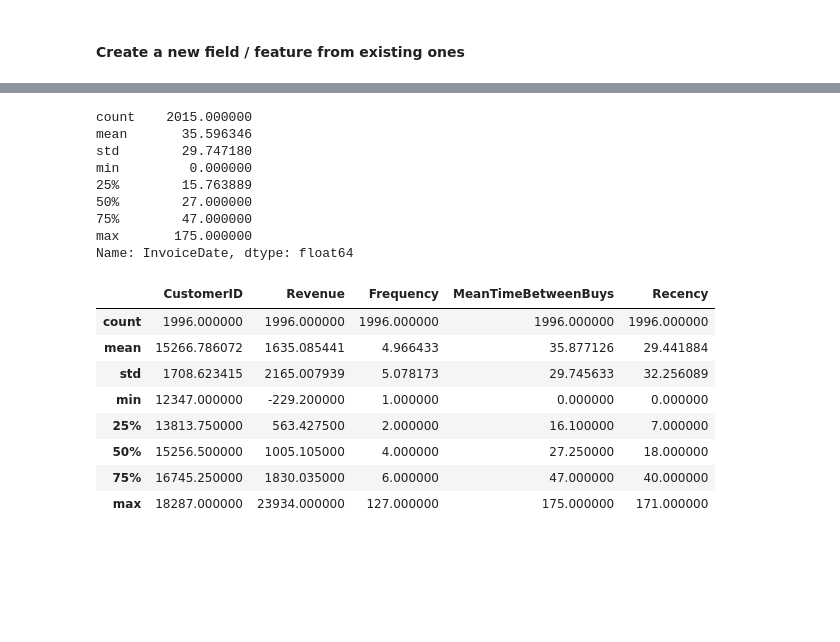
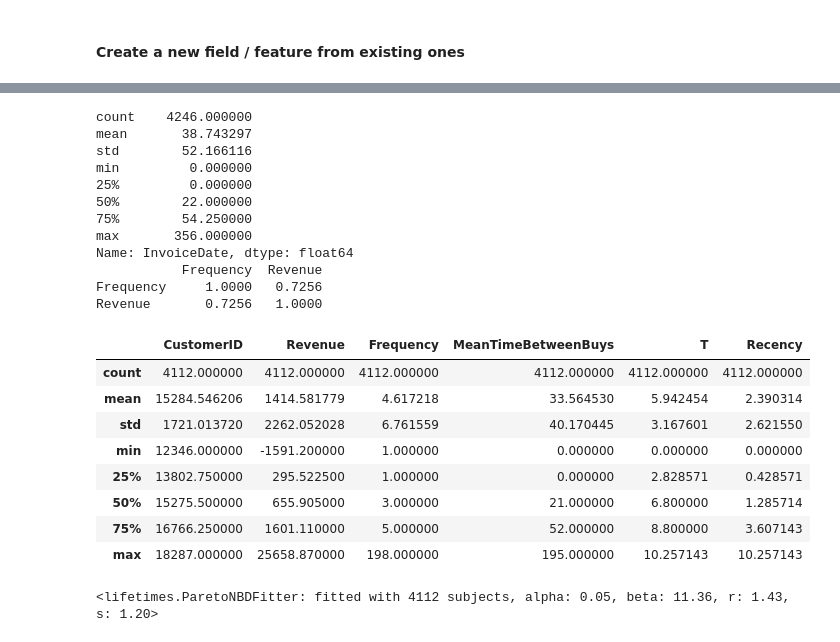
Before and after one commit to popescuaaa/upb-ai-bootcamp-2024, a Jupyter notebook: assignment/Starter.ipynb, the cells around one changed output, grey strips where cells are left out. Saved outputs shown, nothing was run; the diff lists cells and outputs as text; code cells hidden in the pictures; blank space fills up the shorter version.

Commit message:
fit using a pareto distribution

```diff
--- a/assignment/Starter.ipynb
+++ b/assignment/Starter.ipynb
@@ -59,9 +62,9 @@ filtered = filtered[
                 filtered['Quantity'] < 0)]
 
 max_date = df['InvoiceDate'].max()
-date_limit = max_date - pd.Timedelta(days=180)
+date_limit = max_date - pd.Timedelta(days=360)
 filtered = filtered[filtered['InvoiceDate'] >= date_limit]
-# filtered = filtered['CustomerID'].apply(lambda x: int(x) if x == x else "")
+
 
 
 positive_revenue = filtered[filtered['Revenue'] >= 0]
@@ -69,7 +72,7 @@ positive_revenue = positive_revenue.drop_duplicates(subset=['InvoiceNo'], keep='
 
 invoice_counts = positive_revenue['CustomerID'].value_counts()
 
-customers_with_multiple_invoices = invoice_counts[invoice_counts >= 2.0].keys()
+customers_with_multiple_invoices = invoice_counts[invoice_counts >= 1.0].keys()
 
 print(len(customers_with_multiple_invoices))
 filtered_aux = filtered[filtered['CustomerID'].isin(customers_with_multiple_invoices)]
@@ -95,55 +98,65 @@ filtered_aux.shape
 # %%
 latest_buy = filtered_aux.groupby('CustomerID').InvoiceDate.max().reset_index()
+earliest_buy = filtered_aux.groupby('CustomerID').InvoiceDate.min().reset_index()
 latest_buy.columns = ['CustomerID','LatestBuyDate']
-latest_buy['Recency'] = (max_date - latest_buy['LatestBuyDate']).dt.days
+earliest_buy.columns = ['CustomerID','EarliestBuyDate']
+latest_buy['Recency'] = (max_date - latest_buy['LatestBuyDate']).dt.days/35
 latest_buy.drop(['LatestBuyDate'], axis=1, inplace=True)
 
 
 purchase_dates = filtered_aux.groupby('CustomerID')['InvoiceDate'].unique()
 frequency = purchase_dates.apply(len)
 average_time_between_buys = purchase_dates.apply(lambda p: [(p[n] - p[n-1]).days for n in range(1, len(p))])
 average_time_between_buys = average_time_between_buys.apply(lambda p: sum(p)/len(p) if len(p) > 1 else sum(p))
 
 print(average_time_between_buys.describe())
 
-# print(frequency.head(5))
-# print(frequency.describe())
-#
-# frequency['InvoiceDate'].apply(lambda date_list: len(date_list))
-# frequency = filtered_aux.groupby('CustomerID').InvoiceDate.unique().count()
-# frequency.columns = ['CustomerID', 'Frequency']
 
 
 revenue = filtered_aux.groupby('CustomerID').Revenue.sum().reset_index()
 revenue = revenue[np.abs(revenue.Revenue - revenue.Revenue.mean()) < (3 * revenue.Revenue.std())]
 
 final = pd.merge(revenue, frequency.to_frame(), on='CustomerID')
 final = pd.merge(final, average_time_between_buys.to_frame(), on='CustomerID')
 
+final['T'] = (max_date - earliest_buy['EarliestBuyDate']).dt.days/35
 final.rename(columns={'InvoiceDate_x':'Frequency', 'InvoiceDate_y':'MeanTimeBetweenBuys'}, inplace=True)
 final['Recency'] = latest_buy['Recency']
-
-
+final = final[np.abs(final.Recency - final.Recency.mean()) < (3 * final.Recency.std())]
+final = final[np.abs(final.MeanTimeBetweenBuys - final.MeanTimeBetweenBuys.mean()) < (3 * final.MeanTimeBetweenBuys.std())]
+print(final[['Frequency', 'Revenue']].corr())
 final.head(5)
 final.describe()
-# revenue.head(5)
-# revenue.describe()
 # %% [output]
-count    2015.000000
-mean       35.596346
-std        29.747180
+count    4246.000000
+mean       38.743297
+std        52.166116
 min         0.000000
-25%        15.763889
-50%        27.000000
-75%        47.000000
-max       175.000000
+25%         0.000000
+50%        22.000000
+75%        54.250000
+max       356.000000
 Name: InvoiceDate, dtype: float64
+           Frequency  Revenue
+Frequency     1.0000   0.7256
+Revenue       0.7256   1.0000
-|  | CustomerID | Revenue | Frequency | MeanTimeBetweenBuys | Recency |
-| count | 1996.000000 | 1996.000000 | 1996.000000 | 1996.000000 | 1996.000000 |
-| mean | 15266.786072 | 1635.085441 | 4.966433 | 35.877126 | 29.441884 |
-| std | 1708.623415 | 2165.007939 | 5.078173 | 29.745633 | 32.256089 |
-| min | 12347.000000 | -229.200000 | 1.000000 | 0.000000 | 0.000000 |
-| 25% | 13813.750000 | 563.427500 | 2.000000 | 16.100000 | 7.000000 |
-| 50% | 15256.500000 | 1005.105000 | 4.000000 | 27.250000 | 18.000000 |
-| 75% | 16745.250000 | 1830.035000 | 6.000000 | 47.000000 | 40.000000 |
-| max | 18287.000000 | 23934.000000 | 127.000000 | 175.000000 | 171.000000 |
+|  | CustomerID | Revenue | Frequency | MeanTimeBetweenBuys | T | Recency |
+| count | 4112.000000 | 4112.000000 | 4112.000000 | 4112.000000 | 4112.000000 | 4112.000000 |
+| mean | 15284.546206 | 1414.581779 | 4.617218 | 33.564530 | 5.942454 | 2.390314 |
+| std | 1721.013720 | 2262.052028 | 6.761559 | 40.170445 | 3.167601 | 2.621550 |
+| min | 12346.000000 | -1591.200000 | 1.000000 | 0.000000 | 0.000000 | 0.000000 |
+| 25% | 13802.750000 | 295.522500 | 1.000000 | 0.000000 | 2.828571 | 0.428571 |
+| 50% | 15275.500000 | 655.905000 | 3.000000 | 21.000000 | 6.800000 | 1.285714 |
+| 75% | 16766.250000 | 1601.110000 | 5.000000 | 52.000000 | 8.800000 | 3.607143 |
+| max | 18287.000000 | 25658.870000 | 198.000000 | 195.000000 | 10.257143 | 10.257143 |
+# %%
+from lifetimes import ParetoNBDFitter
+
+
+
+paretof = ParetoNBDFitter(penalizer_coef=0.001)
+paretof.fit(final['Frequency'], final['Recency'], final['T'], iterative_fitting=1)
+
+print(paretof)
+# %% [output]
+<lifetimes.ParetoNBDFitter: fitted with 4112 subjects, alpha: 0.05, beta: 11.36, r: 1.43, s: 1.20>
```
Also changed, not shown: parts of 6 cells of this notebook, 1 other file.
